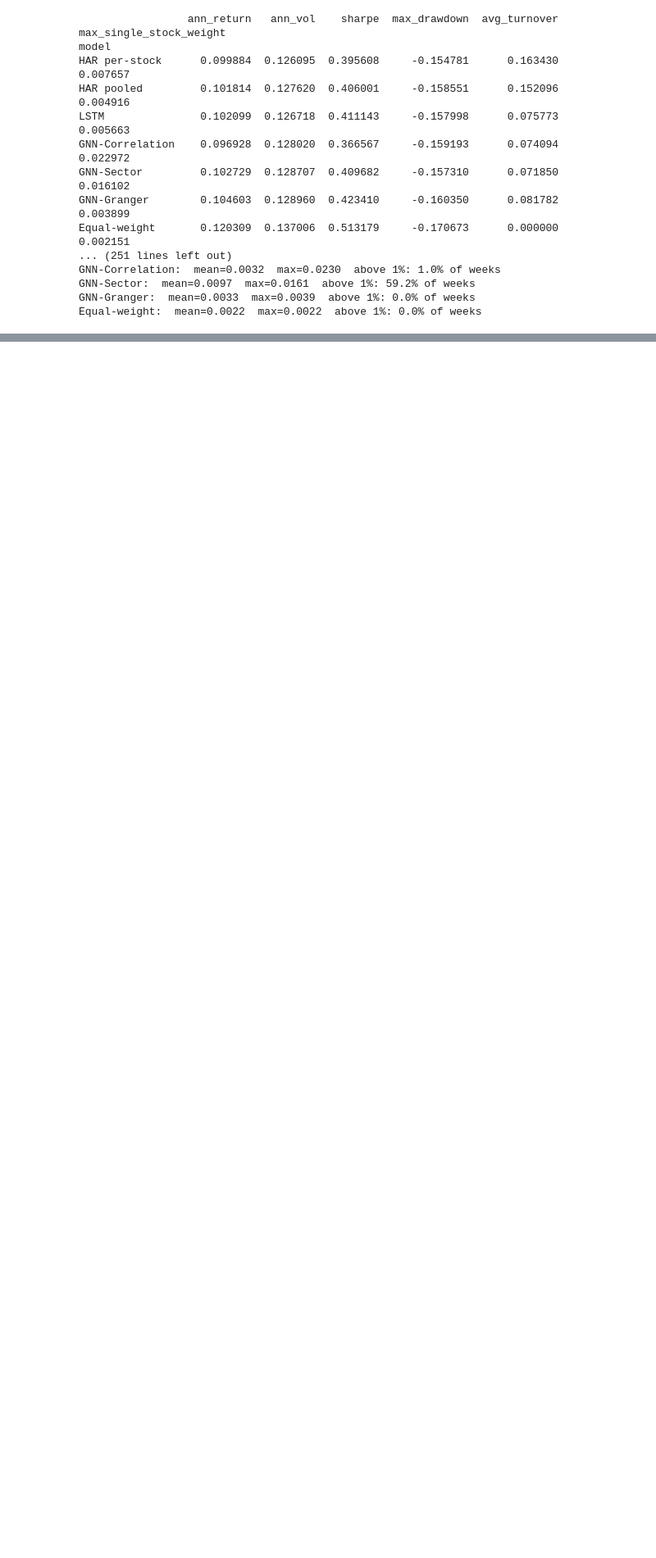
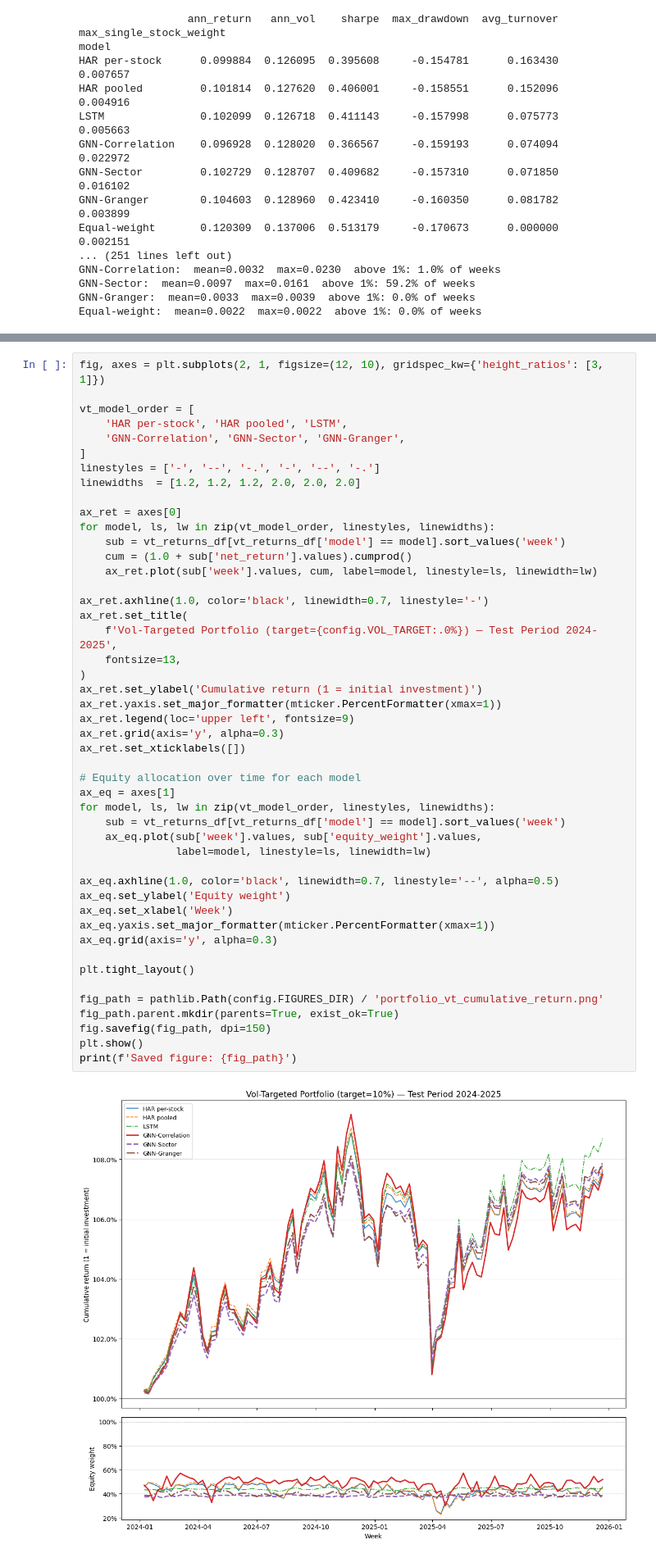
Before and after one commit to waderylan/sp500-gnn, a Jupyter notebook: notebooks/06_portfolio.ipynb, the cells around one changed output, grey strips where cells are left out. Shown at 82% size. Cells and saved outputs as stored; diff of their text form; blank space fills up the shorter version.

```diff
--- a/notebooks/06_portfolio.ipynb
+++ b/notebooks/06_portfolio.ipynb
@@ -285,0 +419,49 @@ Equal-weight:  mean=0.0022  max=0.0022  above 1%: 0.0% of weeks
+# %%
+fig, axes = plt.subplots(2, 1, figsize=(12, 10), gridspec_kw={'height_ratios': [3, 1]})
+
+vt_model_order = [
+    'HAR per-stock', 'HAR pooled', 'LSTM',
+    'GNN-Correlation', 'GNN-Sector', 'GNN-Granger',
+]
+linestyles = ['-', '--', '-.', '-', '--', '-.']
+linewidths  = [1.2, 1.2, 1.2, 2.0, 2.0, 2.0]
+
+ax_ret = axes[0]
+for model, ls, lw in zip(vt_model_order, linestyles, linewidths):
+    sub = vt_returns_df[vt_returns_df['model'] == model].sort_values('week')
+    cum = (1.0 + sub['net_return'].values).cumprod()
+    ax_ret.plot(sub['week'].values, cum, label=model, linestyle=ls, linewidth=lw)
+
+ax_ret.axhline(1.0, color='black', linewidth=0.7, linestyle='-')
+ax_ret.set_title(
+    f'Vol-Targeted Portfolio (target={config.VOL_TARGET:.0%}) — Test Period 2024-2025',
+    fontsize=13,
+)
+ax_ret.set_ylabel('Cumulative return (1 = initial investment)')
+ax_ret.yaxis.set_major_formatter(mticker.PercentFormatter(xmax=1))
+ax_ret.legend(loc='upper left', fontsize=9)
+ax_ret.grid(axis='y', alpha=0.3)
+ax_ret.set_xticklabels([])
+
+# Equity allocation over time for each model
+ax_eq = axes[1]
+for model, ls, lw in zip(vt_model_order, linestyles, linewidths):
+    sub = vt_returns_df[vt_returns_df['model'] == model].sort_values('week')
+    ax_eq.plot(sub['week'].values, sub['equity_weight'].values,
+               label=model, linestyle=ls, linewidth=lw)
+
+ax_eq.axhline(1.0, color='black', linewidth=0.7, linestyle='--', alpha=0.5)
+ax_eq.set_ylabel('Equity weight')
+ax_eq.set_xlabel('Week')
+ax_eq.yaxis.set_major_formatter(mticker.PercentFormatter(xmax=1))
+ax_eq.grid(axis='y', alpha=0.3)
+
+plt.tight_layout()
+
+fig_path = pathlib.Path(config.FIGURES_DIR) / 'portfolio_vt_cumulative_return.png'
+fig_path.parent.mkdir(parents=True, exist_ok=True)
+fig.savefig(fig_path, dpi=150)
+plt.show()
+print(f'Saved figure: {fig_path}')
+# %% [output]
+[figure, added]
```
Also changed, not shown: parts of 12 cells of this notebook, 6 other files.
